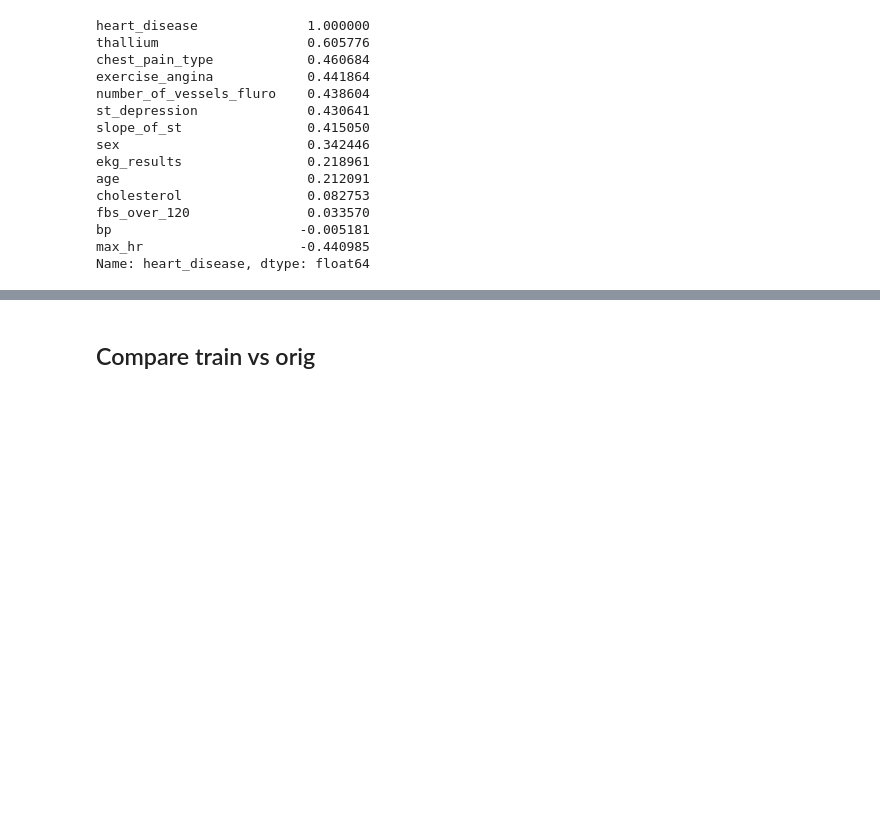
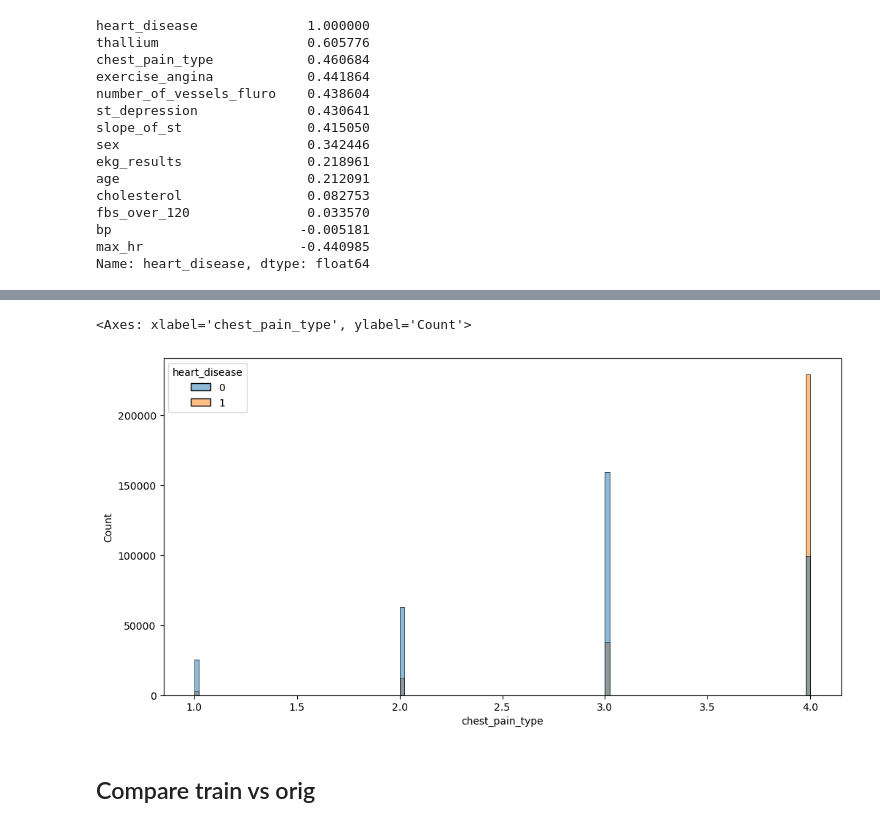
Before and after one commit to mcotton/playground-series-s6e02, a Jupyter notebook: EDA.ipynb, the cells around one changed output, grey strips where cells are left out. Cells and saved outputs as stored; diff of their text form; code cells hidden in the pictures; blank space fills up the shorter version.

```diff
--- a/EDA.ipynb
+++ b/EDA.ipynb
@@ -287,3 +337,8 @@ Name: heart_disease, dtype: float64
+# %%
+sns.histplot(data=df, x='chest_pain_type', hue=target)
+# %% [output]
+<Axes: xlabel='chest_pain_type', ylabel='Count'>
+[figure, added]
 # %%
 for cat in categorical_features:
     print(df.groupby(cat)['exam_score'].mean().sort_values())
```
Also changed, not shown: parts of 5 cells of this notebook, 4 other files.
